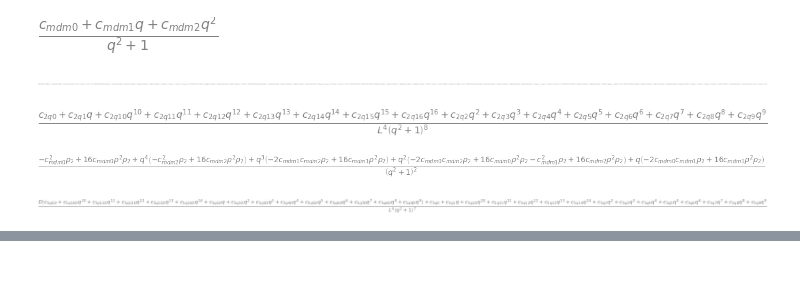
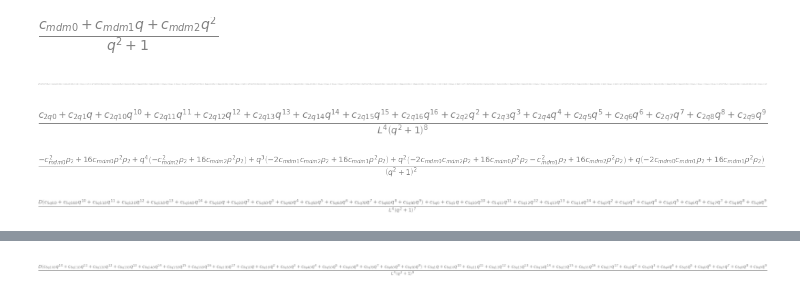
Before and after one commit to emilemarcotte/dubins2circle2set, a Jupyter notebook: LRLS_sympy.ipynb, the cells around one changed output, grey strips where cells are left out. Cells and saved outputs as stored; diff of their text form; code cells hidden in the pictures; blank space fills up the shorter version.

```diff
--- a/LRLS_sympy.ipynb
+++ b/LRLS_sympy.ipynb
@@ -388,3 +574,97 @@ c_6 = 2*v_tx*m_plus_x*v_ty*m_plus_y
+# %%
+c_8 = c_6*c_4
+c_8_num, c_8_den = c_8.as_numer_denom()
+c_8_num = collect(expand(c_8_num), [D,q]) # NoD: orders 1 to 17
+
+# Combine q coefficients
+(c_8_q1,
+c_8_q2,
+c_8_q3,
+c_8_q4,
+c_8_q5,
+c_8_q6,
+c_8_q7,
+c_8_q8,
+c_8_q9,
+c_8_q10,
+c_8_q11,
+c_8_q12,
+c_8_q13,
+c_8_q14,
+c_8_q15,
+c_8_q16,
+c_8_q17) = symbols(
+    "c_8_q1, c_8_q2, c_8_q3, c_8_q4, c_8_q5, c_8_q6, c_8_q7, c_8_q8, c_8_q9, c_8_q10, c_8_q11, c_8_q12, c_8_q13, c_8_q14, c_8_q15, c_8_q16, c_8_q17")
+c_8_q1t = c_8_num.coeff(q,1)
+c_8_q2t = c_8_num.coeff(q,2)
+c_8_q3t = c_8_num.coeff(q,3)
+c_8_q4t = c_8_num.coeff(q,4)
+c_8_q5t = c_8_num.coeff(q,5)
+c_8_q6t = c_8_num.coeff(q,6)
+c_8_q7t = c_8_num.coeff(q,7)
+c_8_q8t = c_8_num.coeff(q,8)
+c_8_q9t = c_8_num.coeff(q,9)
+c_8_q10t = c_8_num.coeff(q,10)
+c_8_q11t = c_8_num.coeff(q,11)
+c_8_q12t = c_8_num.coeff(q,12)
+c_8_q13t = c_8_num.coeff(q,13)
+c_8_q14t = c_8_num.coeff(q,14)
+c_8_q15t = c_8_num.coeff(q,15)
+c_8_q16t = c_8_num.coeff(q,16)
+c_8_q17t = c_8_num.coeff(q,17)
+subs = dict(zip([c_8_q1t, c_8_q2t, c_8_q3t, c_8_q4t, c_8_q5t, c_8_q6t, c_8_q7t, c_8_q8t, c_8_q9t, c_8_q10t, c_8_q11t, c_8_q12t, c_8_q13t, c_8_q14t, c_8_q15t, c_8_q16t, c_8_q17t],
+                [c_8_q1, c_8_q2, c_8_q3, c_8_q4, c_8_q5, c_8_q6, c_8_q7, c_8_q8, c_8_q9, c_8_q10, c_8_q11, c_8_q12, c_8_q13, c_8_q14, c_8_q15, c_8_q16, c_8_q17]))
+c_8_num = c_8_num.subs(subs)
+
+# Combine D coefficients
+Dterm_c8 = collect(c_8_num.coeff(D,1), q)
+(c_8_q1D,
+c_8_q2D,
+c_8_q3D,
+c_8_q4D,
+c_8_q5D,
+c_8_q6D,
+c_8_q7D,
+c_8_q8D,
+c_8_q9D,
+c_8_q10D,
+c_8_q11D,
+c_8_q12D,
+c_8_q13D,
+c_8_q14D,
+c_8_q15D,
+c_8_q16D,
+c_8_q17D) = symbols(
+    "c_8_q1D, c_8_q2D, c_8_q3D, c_8_q4D, c_8_q5D, c_8_q6D, c_8_q7D, c_8_q8D, c_8_q9D, c_8_q10D, c_8_q11D, c_8_q12D, c_8_q13D, c_8_q14D, c_8_q15D, c_8_q16D, c_8_q17D")
+c_8_q1Dt = Dterm_c8.coeff(q,1)
+c_8_q2Dt = Dterm_c8.coeff(q,2)
+c_8_q3Dt = Dterm_c8.coeff(q,3)
+c_8_q4Dt = Dterm_c8.coeff(q,4)
+c_8_q5Dt = Dterm_c8.coeff(q,5)
+c_8_q6Dt = Dterm_c8.coeff(q,6)
+c_8_q7Dt = Dterm_c8.coeff(q,7)
+c_8_q8Dt = Dterm_c8.coeff(q,8)
+c_8_q9Dt = Dterm_c8.coeff(q,9)
+c_8_q10Dt = Dterm_c8.coeff(q,10)
+c_8_q11Dt = Dterm_c8.coeff(q,11)
+c_8_q12Dt = Dterm_c8.coeff(q,12)
+c_8_q13Dt = Dterm_c8.coeff(q,13)
+c_8_q14Dt = Dterm_c8.coeff(q,14)
+c_8_q15Dt = Dterm_c8.coeff(q,15)
+c_8_q16Dt = Dterm_c8.coeff(q,16)
+c_8_q17Dt = Dterm_c8.coeff(q,17)
+subs = dict(zip([c_8_q1Dt, c_8_q2Dt, c_8_q3Dt, c_8_q4Dt, c_8_q5Dt, c_8_q6Dt, c_8_q7Dt, c_8_q8Dt, c_8_q9Dt, c_8_q10Dt, c_8_q11Dt, c_8_q12Dt, c_8_q13Dt, c_8_q14Dt, c_8_q15Dt, c_8_q16Dt, c_8_q17Dt],
+                [c_8_q1D, c_8_q2D, c_8_q3D, c_8_q4D, c_8_q5D, c_8_q6D, c_8_q7D, c_8_q8D, c_8_q9D, c_8_q10D, c_8_q11D, c_8_q12D, c_8_q13D, c_8_q14D, c_8_q15D, c_8_q16D, c_8_q17D]))
+Dterm_c8 = Dterm_c8.subs(subs)
+
+c_8 = (c_8_num - D*c_8_num.coeff(D,1) + D*Dterm_c8)/c_8_den
+
+c_8 # denom L**4*(q**2+1)**9
+# c_8_num
+# D*c_8_num.coeff(D,1)
+# Dterm_c8
+# %% [output]
+[figure, added]
 # %%
 ######### WHERE I'M AT #########
 # %%
```
Also changed, not shown: parts of 5 cells of this notebook.
